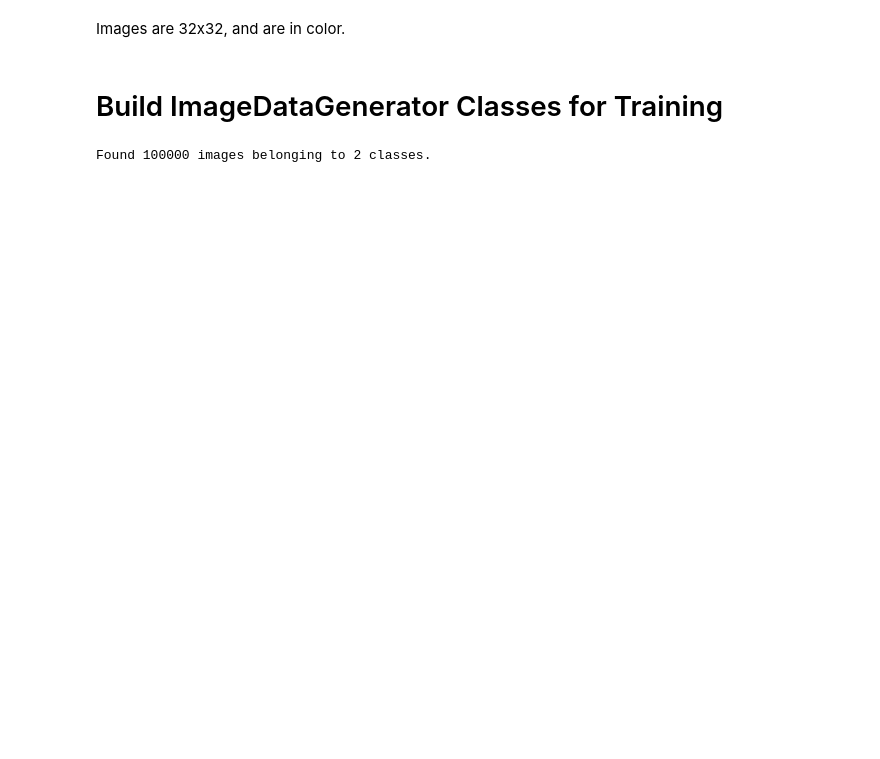
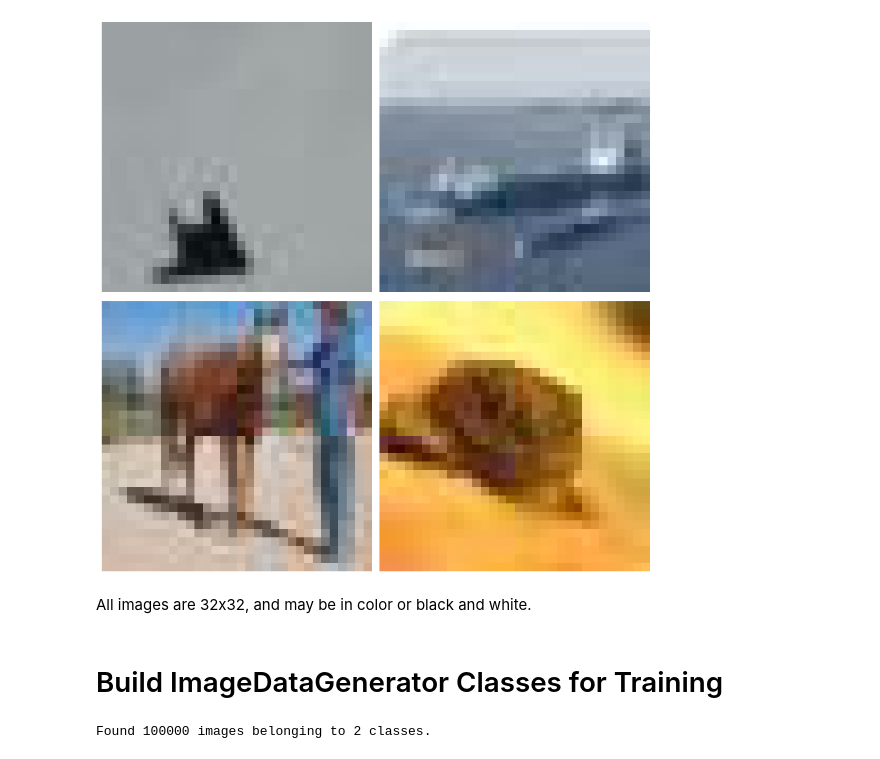
Before and after one commit to Achan40/msca-31009-final, a Jupyter notebook: code/msca-31009-final.ipynb, the cells around one changed output. Saved outputs shown, nothing was run; the diff lists cells and outputs as text; code cells hidden in the pictures; blank space fills up the shorter version.

```diff
--- a/code/msca-31009-final.ipynb
+++ b/code/msca-31009-final.ipynb
@@ -49,5 +93,9 @@ Unique Image Sizes:
+# %%
+display_top_images('../data/train/REAL/')
+# %% [output]
+[figure, added]
 # %% [markdown]
-Images are 32x32, and are in color.
+All images are 32x32, and may be in color or black and white.
 # %% [markdown]
 # Build ImageDataGenerator Classes for Training
 # %%
```
Also changed, not shown: parts of 6 cells of this notebook.
